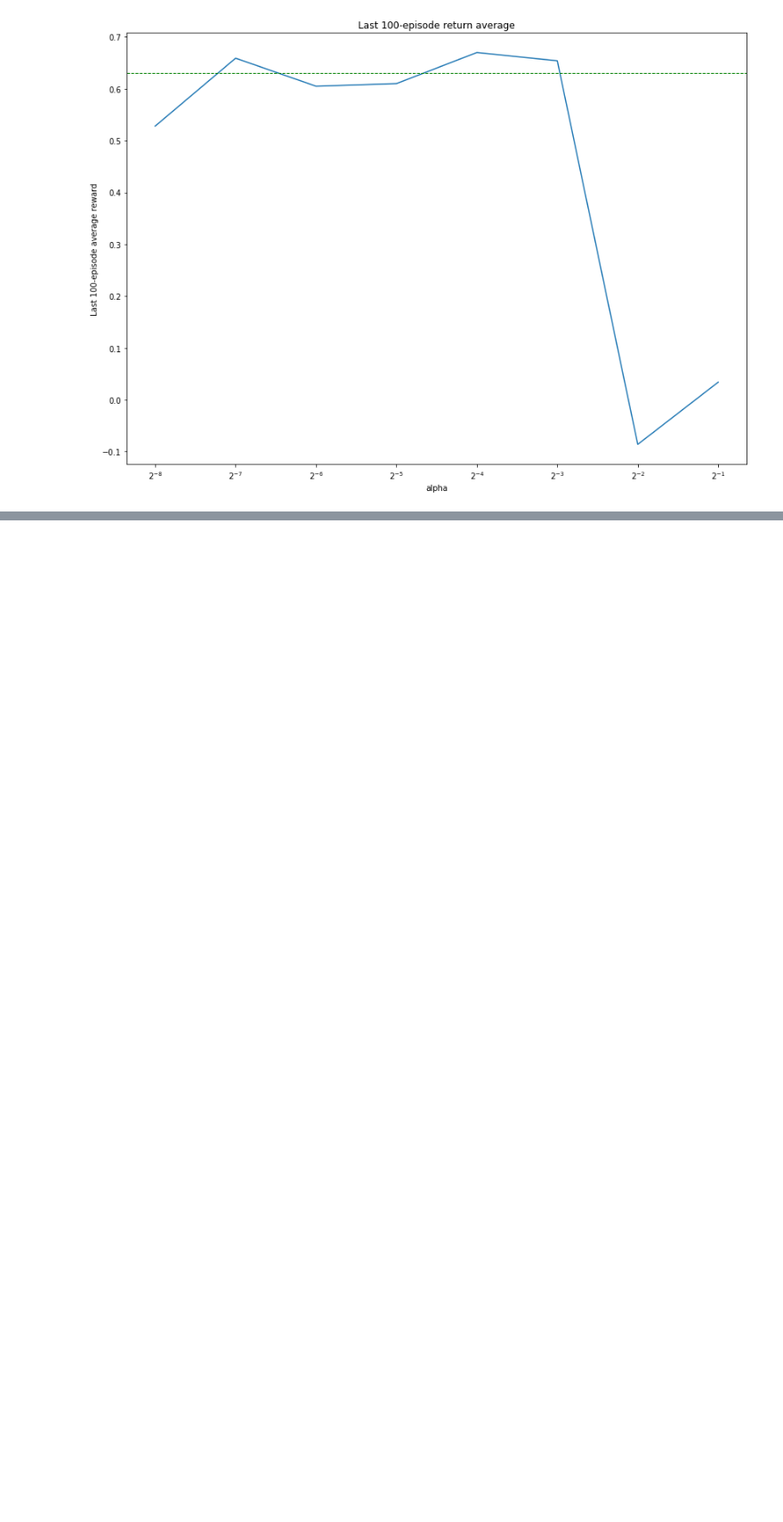
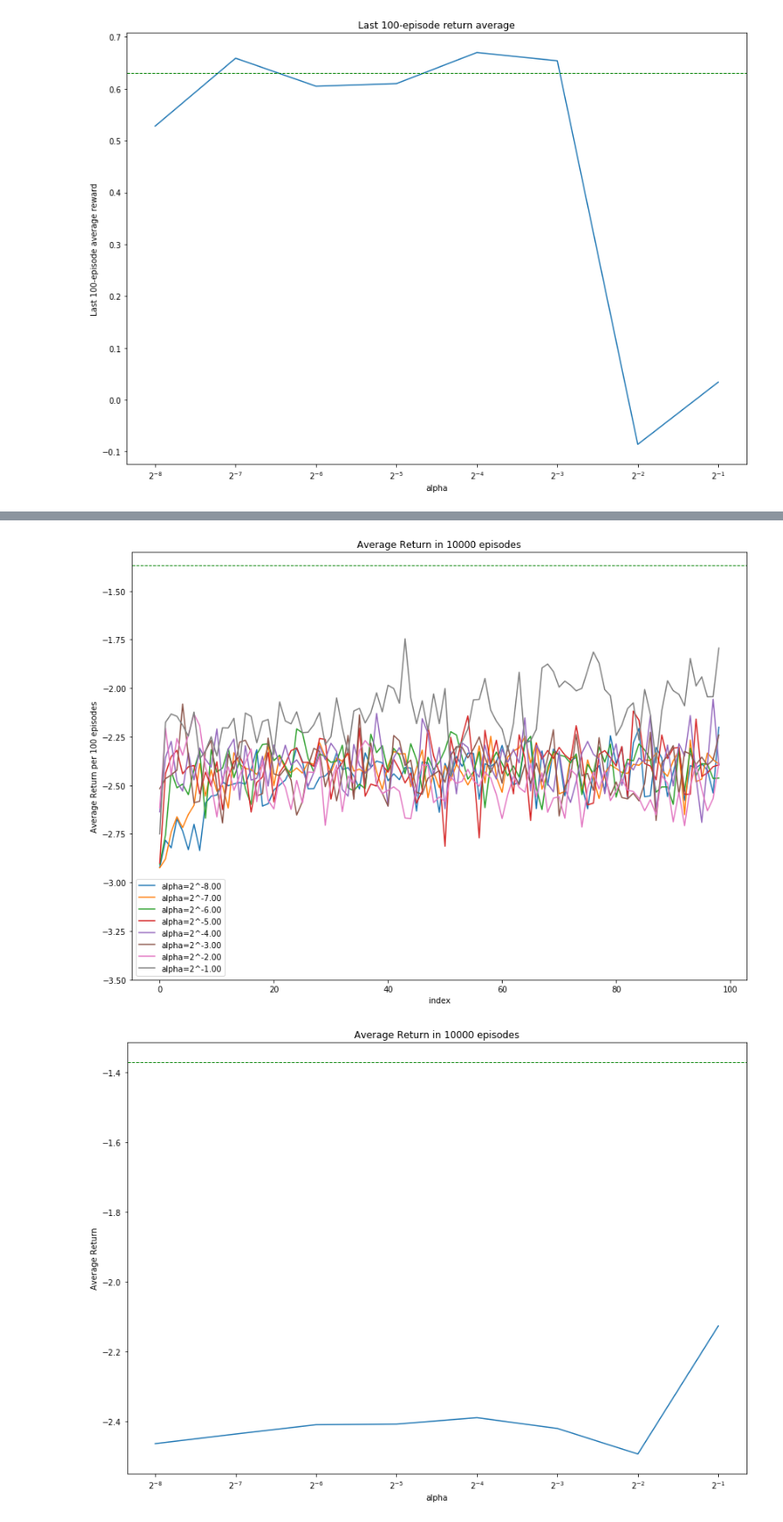
Before and after one commit to nimamahmoudi/rlai-policy-gradient-methods, a Jupyter notebook: step4_reinforce_configs.ipynb, the cells around one changed output, grey strips where cells are left out. Shown at 89% size. Saved outputs shown, nothing was run; the diff lists cells and outputs as text; code cells hidden in the pictures; blank space fills up the shorter version.

```diff
--- a/step4_reinforce_configs.ipynb
+++ b/step4_reinforce_configs.ipynb
@@ -123,7 +123,7 @@ for alpha_pow in alpha_pows:
     all_avg_plots.append(avgs)
 
     results = f'\n\nAgent: {agent_name} \tAlpha: {alpha}'
-    results += f'Average: \t\t\t{np.mean(avgs):5.3f}'
+    results += f'\nAverage: \t\t\t{np.mean(avgs):5.3f}'
     results += f'\nBest {plot_count} Average: \t{np.max(avgs):5.3f}'
     results += f'\nLast {plot_count} Average: \t{avgs[-1]:5.3f}'
     print(results)
@@ -191,0 +309,43 @@ plt.show()
+# %%
+plt.figure(1, figsize=(14,10))
+plt.plot(np.array(all_avg_plots).T)
+plt.title(f'Average Return in {episode_count} episodes')
+plt.xlabel(f'index')
+plt.ylabel(f'Average Return per {plot_count} episodes')
+plt.legend([f'alpha={alpha_base}^{alpha_pow:.2f}' for alpha_pow in alpha_pows])
+plt.axhline(y=best_performance, linewidth=1, color="g", linestyle='--')
+plt.ylim(best_performance-2.13,best_performance+.07)
+# plt.savefig(f'{figs_folder}agent_{agent_name}_episodes_{episode_count}.png')
+
+plt.figure(2, figsize=(14,10))
+plt.semilogx(alphas, all_avgs, basex=alpha_base)
+plt.title(f'Average Return in {episode_count} episodes')
+plt.xlabel('alpha')
+plt.ylabel('Average Return')
+plt.axhline(y=best_performance, linewidth=1, color="g", linestyle='--')
+# plt.ylim(best_performance-2.13,best_performance+.07)
+# plt.savefig(f'{figs_folder}agent_{agent_name}_episodes_{episode_count}_avg.png')
+
+# There is no meaning in bests plot
+# plt.figure(3, figsize=(14,10))
+# plt.semilogx(alphas, all_bests, basex=alpha_base)
+# plt.title(f'Best {plot_count}-episode return average until {episode_count} episodes')
+# plt.xlabel('alpha')
+# plt.ylabel(f'Best {plot_count}-episode average reward')
+# plt.axhline(y=best_performance, linewidth=1, color="g", linestyle='--')
+# # plt.ylim(best_performance-2.13,best_performance+.07)
+# # plt.savefig(f'{figs_folder}agent_{agent_name}_episodes_{episode_count}_best.png')
+
+plt.figure(4, figsize=(14,10))
+plt.semilogx(alphas, all_lasts, basex=alpha_base)
+plt.title(f'Last {plot_count}-episode return average')
+plt.xlabel('alpha')
+plt.ylabel(f'Last {plot_count}-episode average reward')
+plt.axhline(y=best_performance, linewidth=1, color="g", linestyle='--')
+# plt.ylim(best_performance-2.13,best_performance+.07)
+# plt.savefig(f'{figs_folder}agent_{agent_name}_episodes_{episode_count}_last.png')
+
+plt.show()
+# %% [output]
+[figure, added]
+[figure, added]
```
Also changed, not shown: parts of 3 cells of this notebook, 5 other files.
